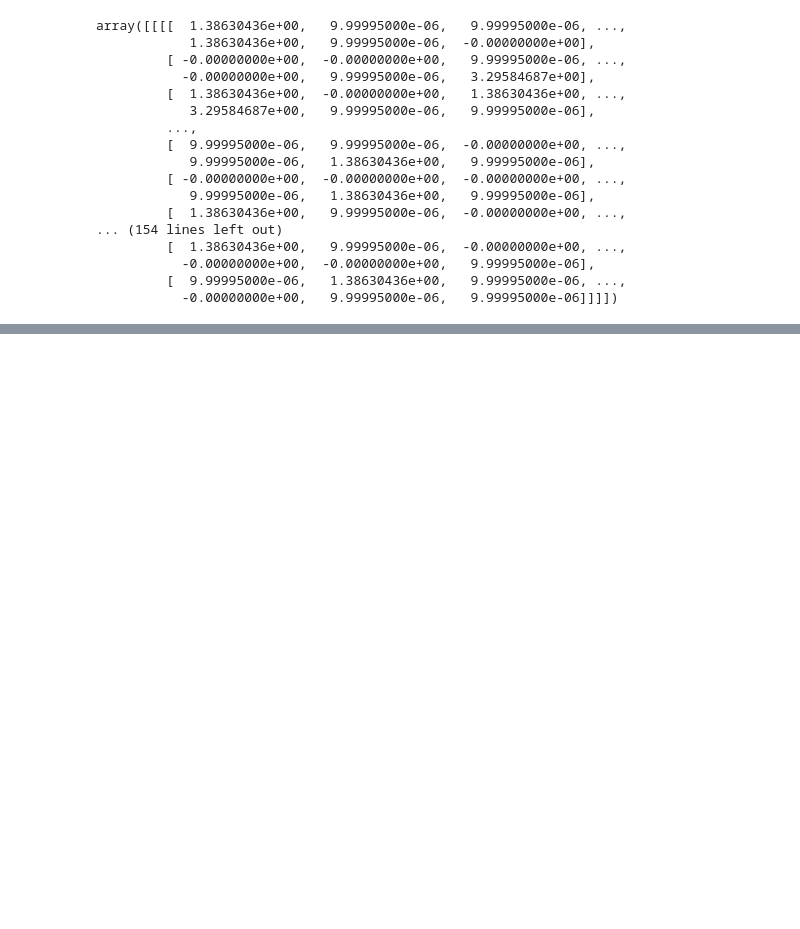
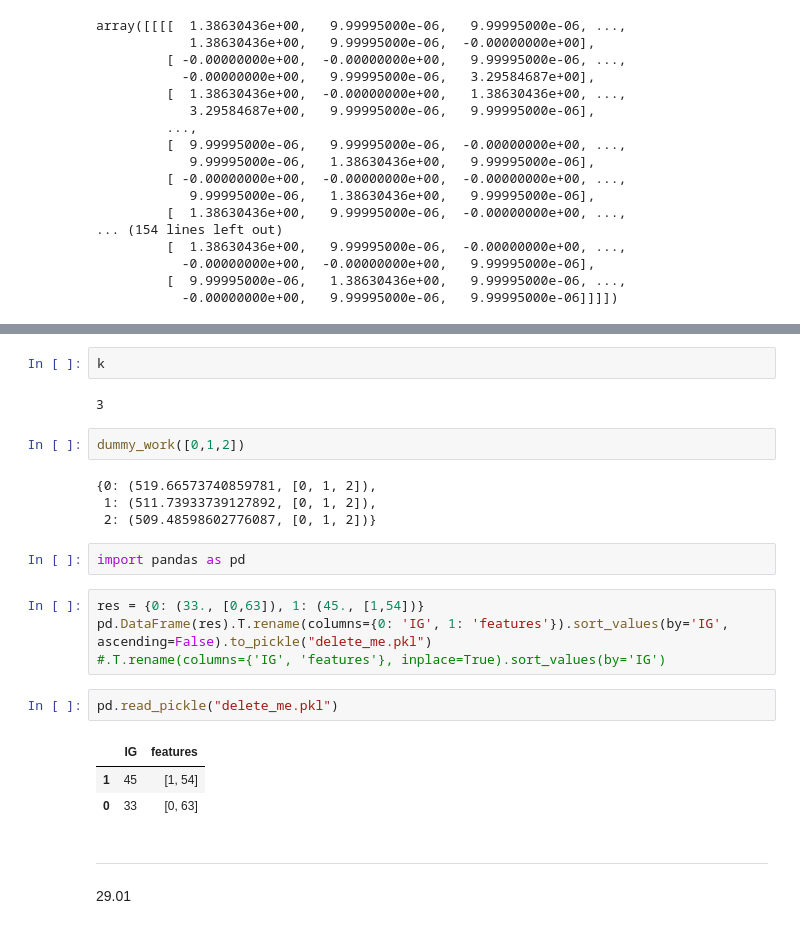
Before and after one commit to olszewskip/MDFS_playground, a Jupyter notebook: python/scheduler/scheduler0.ipynb, the cells around one changed output, grey strips where cells are left out. Drawn from its saved outputs; the diff is of its cells as text; blank space fills up the shorter version.

```diff
--- a/python/scheduler/scheduler0.ipynb
+++ b/python/scheduler/scheduler0.ipynb
@@ -1075 +1124,26 @@ def dummy_work(indeces, n_classes=n_classes):
     return results
+# %%
+k
+# %% [output]
+3
+# %%
+dummy_work([0,1,2])
+# %% [output]
+{0: (519.66573740859781, [0, 1, 2]),
+ 1: (511.73933739127892, [0, 1, 2]),
+ 2: (509.48598602776087, [0, 1, 2])}
+# %%
+import pandas as pd
+# %%
+res = {0: (33., [0,63]), 1: (45., [1,54])}
+pd.DataFrame(res).T.rename(columns={0: 'IG', 1: 'features'}).sort_values(by='IG', ascending=False).to_pickle("delete_me.pkl")
+#.T.rename(columns={'IG', 'features'}, inplace=True).sort_values(by='IG')
+# %%
+pd.read_pickle("delete_me.pkl")
+# %% [output]
+|  | IG | features |
+| 1 | 45 | [1, 54] |
+| 0 | 33 | [0, 63] |
+# %% [markdown]
+---
+29.01
```
Also changed, not shown: parts of 11 cells of this notebook, 3 other files.
